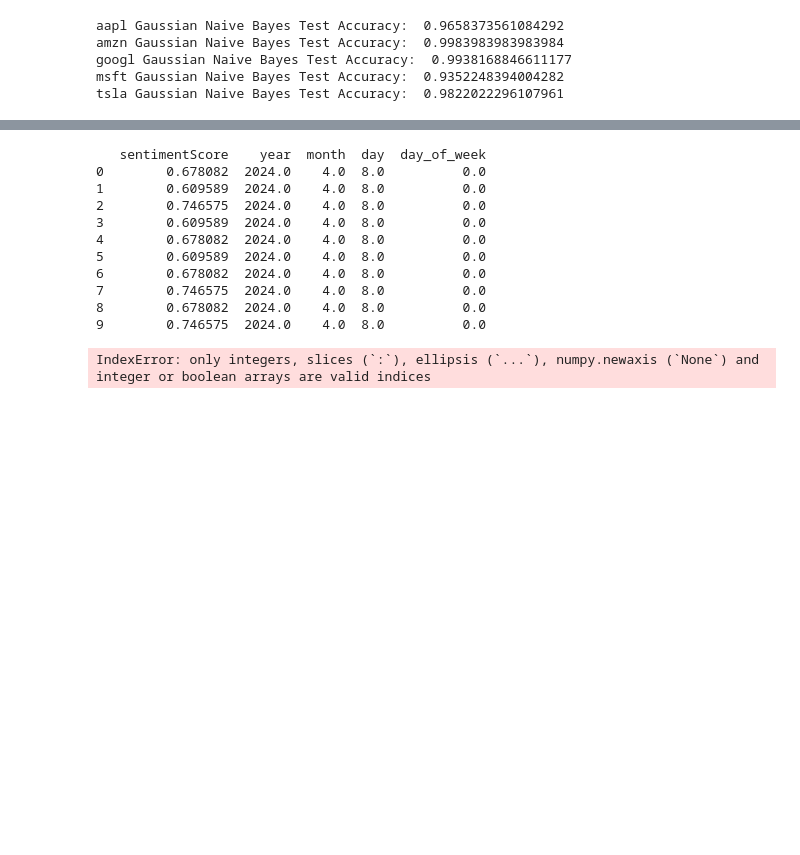
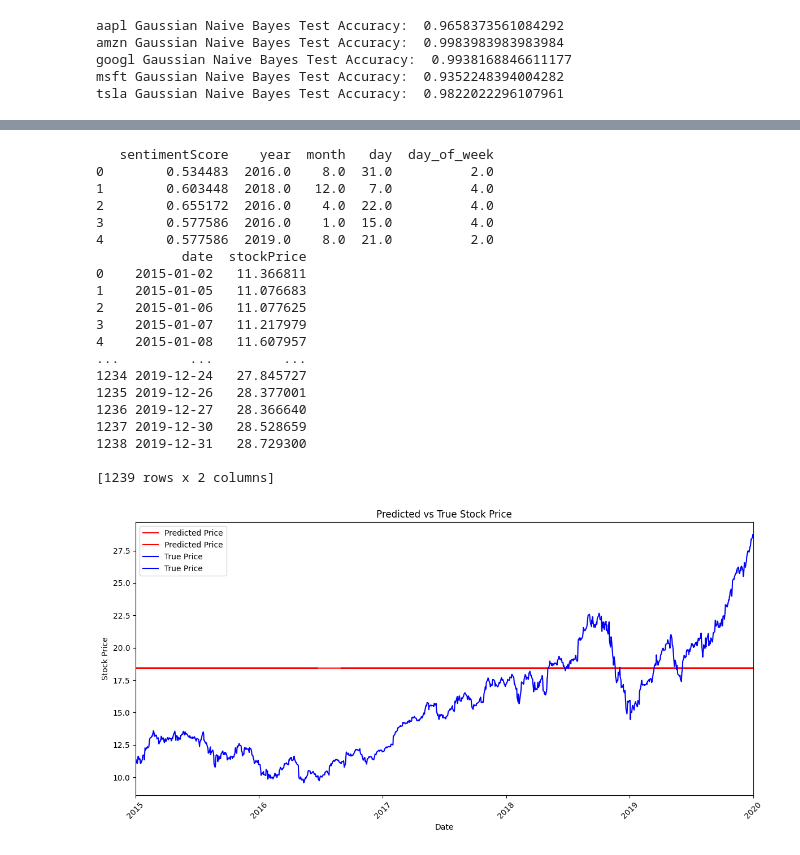
Before and after one commit to doccmod/TwitterSentiment, a Jupyter notebook: final_notebook.ipynb, the cells around one changed output, grey strips where cells are left out. Drawn from its saved outputs; the diff is of its cells as text; code cells hidden in the pictures; blank space fills up the shorter version.

```diff
--- a/final_notebook.ipynb
+++ b/final_notebook.ipynb
@@ -398,43 +406,58 @@ print(predictions['aapl'])
 # %%
 def plotPredictions(y_true, y_pred, X):
 
     X_df = X.reshape(-1, X.shape[-1])
     X_df = pd.DataFrame(X_df, columns = ['sentimentScore', 'year', 'month', 'day', 'day_of_week'])
-    print(X_df)
+    X_df[['year', 'month', 'day', 'day_of_week']] = X_df[['year', 'month', 'day', 'day_of_week']].astype(int)
 
-    X['date'] = X['year'].astype(str) + '-' + X['month'].astype(str) + '-' + X['day'].astype(str)
-    X['date'] = pd.to_datetime(y_pred_merged['date'])
+    X_df['date'] = X_df['year'].astype(str) + '-' + X_df['month'].astype(str) + '-' + X_df['day'].astype(str)
+    X_df['date'] = pd.to_datetime(X_df['date'])
 
-    X.drop(columns = ['year', 'month', 'day', 'day_of_week', 'sentimentScore'], inplace = True)
+    X_df.drop(columns = ['year', 'month', 'day', 'day_of_week', 'sentimentScore'], inplace = True)
 
-    y_pred_merged = pd.merge(X, y_pred, left_index=True, right_index=True)
-    y_true_merged = pd.merge(X, y_true, left_index=True, right_index=True)
+    y_pred_merged = pd.DataFrame(y_pred, columns = ['stockPrice'])
+    y_true_merged = pd.DataFrame(y_true, columns = ['stockPrice'])
+
+    y_pred_merged = pd.merge(X_df, y_pred_merged, left_index=True, right_index=True)
+    y_true_merged = pd.merge(X_df, y_true_merged, left_index=True, right_index=True)
+    y_true_merged = y_true_merged.groupby('date')['stockPrice'].mean().reset_index()
+    print(y_true_merged)
 
     plt.figure(figsize=(12, 6))
     plt.plot(y_pred_merged, y_pred_merged['stockPrice'], label = 'Predicted Price', color = 'red')
     plt.plot(y_true_merged, y_true_merged['stockPrice'], label = 'True Price', color = 'blue')
     plt.xlabel('Date')
     plt.ylabel('Stock Price')
     plt.title('Predicted vs True Stock Price')
-    plt.legend
+    plt.xlim(pd.Timestamp('2015-01-01'), pd.Timestamp('2020-01-01'))
+    plt.legend()
     plt.xticks(rotation = 45)
     plt.tight_layout()
     plt.show()
 
 plotPredictions(true_price['aapl'], predictions['aapl'], final_tweets['aapl'])
 # %% [output]
-   sentimentScore    year  month  day  day_of_week
-0        0.678082  2024.0    4.0  8.0          0.0
-1        0.609589  2024.0    4.0  8.0          0.0
-2        0.746575  2024.0    4.0  8.0          0.0
-3        0.609589  2024.0    4.0  8.0          0.0
-4        0.678082  2024.0    4.0  8.0          0.0
-5        0.609589  2024.0    4.0  8.0          0.0
-6        0.678082  2024.0    4.0  8.0          0.0
-7        0.746575  2024.0    4.0  8.0          0.0
-8        0.678082  2024.0    4.0  8.0          0.0
-9        0.746575  2024.0    4.0  8.0          0.0
+   sentimentScore    year  month   day  day_of_week
+0        0.534483  2016.0    8.0  31.0          2.0
+1        0.603448  2018.0   12.0   7.0          4.0
+2        0.655172  2016.0    4.0  22.0          4.0
+3        0.577586  2016.0    1.0  15.0          4.0
+4        0.577586  2019.0    8.0  21.0          2.0
+           date  stockPrice
+0    2015-01-02   11.366811
+1    2015-01-05   11.076683
+2    2015-01-06   11.077625
+3    2015-01-07   11.217979
+4    2015-01-08   11.607957
+...         ...         ...
+1234 2019-12-24   27.845727
+1235 2019-12-26   28.377001
+1236 2019-12-27   28.366640
+1237 2019-12-30   28.528659
+1238 2019-12-31   28.729300
+
+[1239 rows x 2 columns]
-IndexError: only integers, slices (`:`), ellipsis (`...`), numpy.newaxis (`None`) and integer or boolean arrays are valid indices
+[figure, added]
 # %%
 def calculate_and_plot_metrics(y_true, y_pred):
     # Calculate metrics
```
Also changed, not shown: parts of 5 cells of this notebook.
